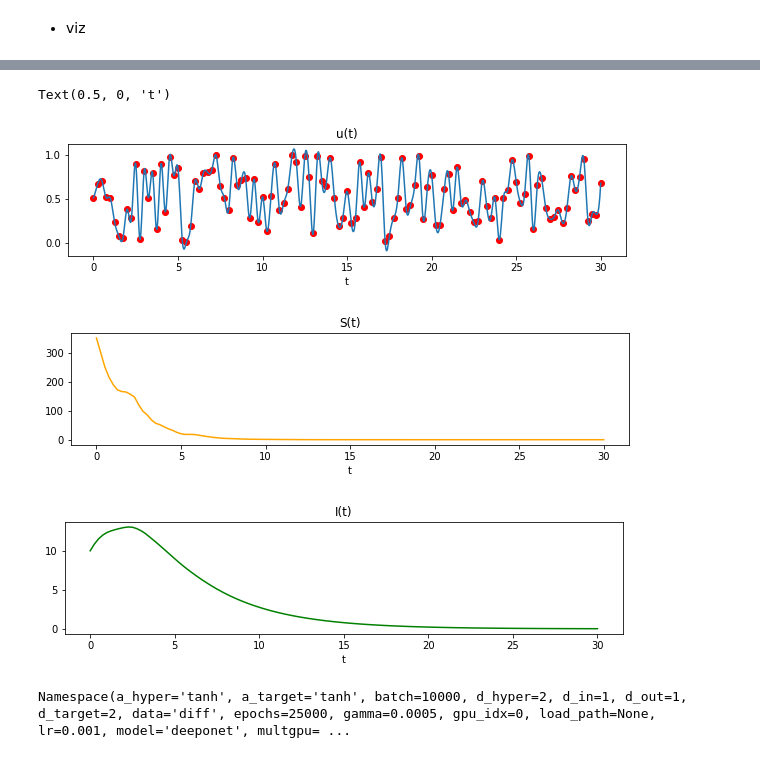
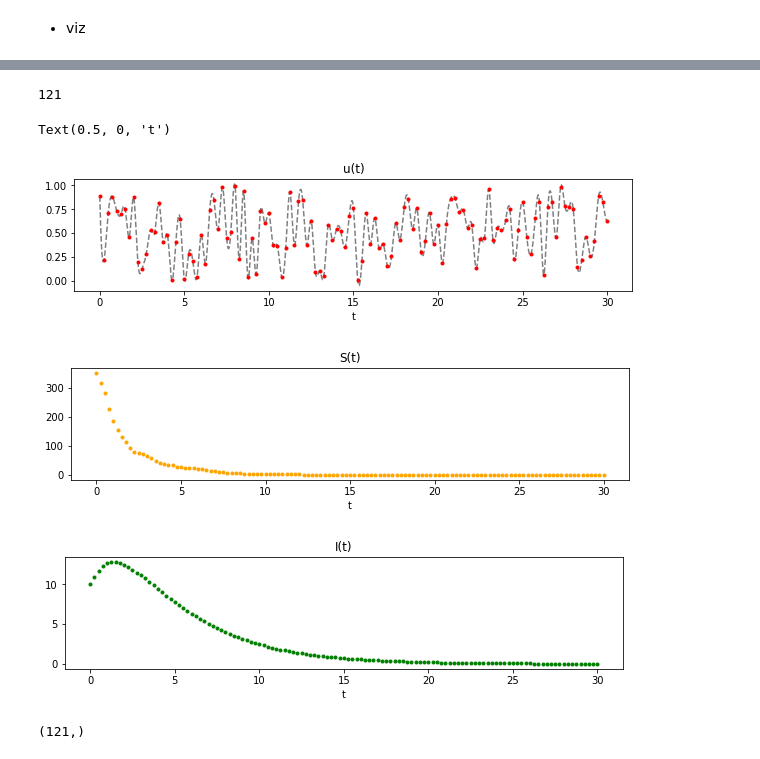
Before and after one commit to paststar/optimal_control, a Jupyter notebook: data_generation/SIR_data_generation_v2.ipynb, the cells around one changed output, grey strips where cells are left out. Cells and saved outputs as stored; diff of their text form; code cells hidden in the pictures.

```diff
--- a/data_generation/SIR_data_generation_v2.ipynb
+++ b/data_generation/SIR_data_generation_v2.ipynb
@@ -182,31 +159,36 @@ Text(0.5, 0, 't')
+# %%
+len(x)
+# %% [output]
+121
 # %%
 x = np.random.rand(M)
 u = interp1d(D, x, kind='cubic')
 sol = solve_ivp(func, (0,T), x0, method='RK45',t_eval=D,args=(u,))
 
 xnew = np.linspace(0, T, 10*M) # for viz
 ynew = u(xnew) # for viz
 
 plt.figure(figsize=(10,7))
 plt.subplot(3, 1, 1)
-plt.plot(D, x, 'ro')
-plt.plot(xnew, ynew)
+plt.plot(xnew, ynew,'--',color='gray')
+plt.plot(D, x, 'o',color='red',markersize=3)
 plt.xlabel('t')
 plt.title('u(t)')
 
 plt.figure(figsize=(10,7))
 plt.subplot(3, 1, 2)
-plt.plot(D, sol.y[0],'orange')
+plt.plot(D, sol.y[0],'o',color='orange',markersize=3)
 plt.title('S(t)')
 plt.xlabel('t')
 
 plt.figure(figsize=(10,7))
 plt.subplot(3, 1, 3)
-plt.plot(D, sol.y[1],'g')
+plt.plot(D, sol.y[1],'go',markersize=3)
+
 plt.title('I(t)')
 plt.xlabel('t')
 # %% [output]
 Text(0.5, 0, 't')
-[figure, old version]
+[figure, new version]
-[figure, old version]
+[figure, new version]
-[figure, old version]
+[figure, new version]
@@ -215,4 +195,4 @@ args = torch.load(os.path.join("../../hyperdeeponet_code/results/diff_d2w20d2w20
-# %%
-args
-# %% [output]
-Namespace(a_hyper='tanh', a_target='tanh', batch=10000, d_hyper=2, d_in=1, d_out=1, d_target=2, data='diff', epochs=25000, gamma=0.0005, gpu_idx=0, load_path=None, lr=0.001, model='deeponet', multgpu= ...
+# %%
+sol.y[1].shape
+# %% [output]
+(121,)
```
Also changed, not shown: parts of 6 cells of this notebook, 1 other file.
